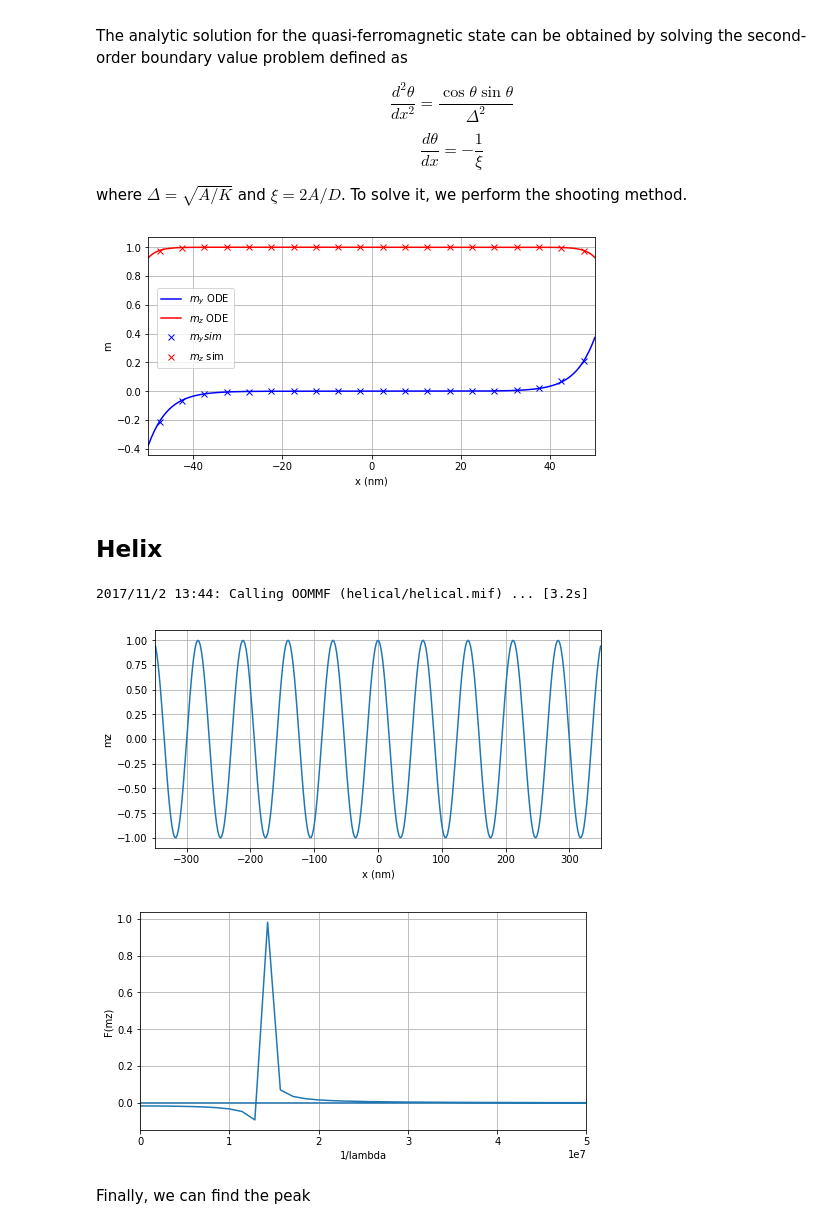
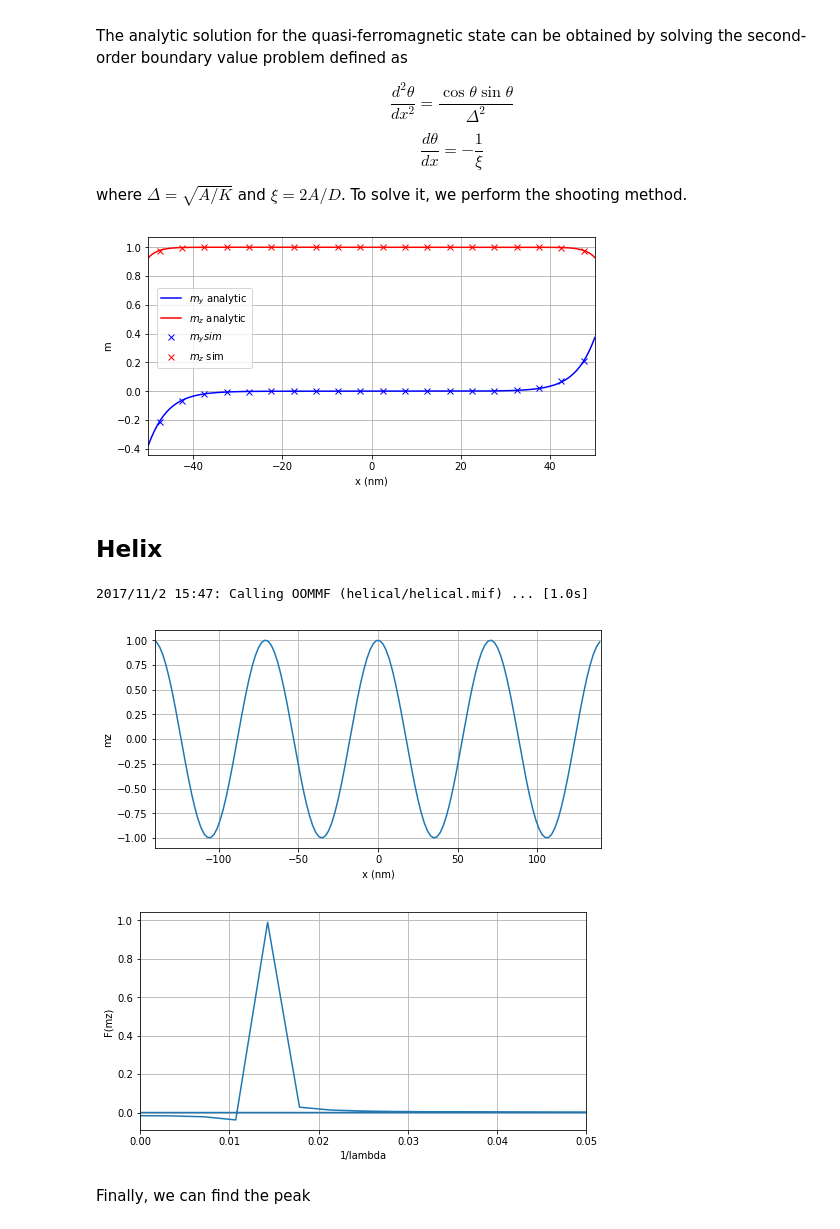
Before and after one commit to fangohr/paper-2017-dmi-standard-problem, a Jupyter notebook: ipynb/one-dimensional.ipynb, the cells around one changed output. Drawn from its saved outputs; the diff is of its cells as text; code cells hidden in the pictures.

```diff
--- a/ipynb/one-dimensional.ipynb
+++ b/ipynb/one-dimensional.ipynb
@@ -27,7 +27,7 @@ import matplotlib.pyplot as plt
 
 # Geometry parameters
 L = 100e-9 # sample length (nm)
-d = 5e-9  # discretisation (nm)
+d = e-9  # discretisation (nm)
 
 # Material parameters
 Ms = 3.84e5  # magnetisation saturation (A/m)
@@ -46,4 +46,6 @@ system.m = df.Field(mesh, value=(0, 0, 1), norm=Ms)
 
 md = oc.MinDriver()
 md.drive(system)
+
+system.m.write("quasi-ferromagnetic.vtk")
 # %% [output]
@@ -96,8 +98,8 @@ m_analytic = scipy.integrate.odeint(ode_1d, np.array([np.arcsin(-delta/xi), dthe
 
 plt.figure(figsize=(8, 4))
 # Analytic result
-plt.plot(x_array/1e-9, np.sin(m_analytic[:, 0]), 'b', label=r'$m_y$ ODE')
-plt.plot(x_array/1e-9, np.cos(m_analytic[:, 0]), 'r', label=r'$m_z$ ODE')
+plt.plot(x_array/1e-9, np.sin(m_analytic[:, 0]), 'b', label=r'$m_y$ analytic')
+plt.plot(x_array/1e-9, np.cos(m_analytic[:, 0]), 'r', label=r'$m_z$ analytic')
 # Simulation result
 plt.plot(x_simulation, my_simulation, 'bx', label=r'$m_y sim$')
 plt.plot(x_simulation, mz_simulation, 'rx', label=r'$m_z$ sim')
@@ -107,50 +109,56 @@ plt.xlabel('x (nm)')
 plt.ylabel('m')
 plt.legend(loc=(0.02,0.4))
 plt.grid()
+plt.savefig("quasi-ferromagnetic.pdf", format="pdf", bbox_inches="tight")
 # %% [output]
-[figure, old version]
+[figure, new version]
 # %% [markdown]
 ## Helix
 # %%
-L = 700e-9 # sample length (nm)
+L = 280e-9 # sample length (nm)
 d = 2e-9  # discretisation (nm)
 
 mesh = oc.Mesh(p1=(-L/2, 0, 0), p2=(L/2, d, d), cell=(d, d, d))
 
 system = oc.System(name="helical")
 system.hamiltonian = oc.Exchange(A=8.78e-12) + oc.DMI(D=1.58e-3, kind='bulk')
 system.m = df.Field(mesh, value=(0, 0, 1), norm=Ms)
 
 md = oc.MinDriver()
 md.drive(system)
 
 x = []
 mz = []
 for coord in mesh.coordinates:
     x.append(coord[0]/1e-9)
     mz.append(system.m(coord)[2]/Ms)
 
 plt.figure(figsize=(8, 4))
 plt.plot(x, mz)
 plt.xlabel("x (nm)")
 plt.ylabel("mz")
 plt.xlim([-L/2e-9, L/2e-9])
 plt.grid()
+plt.savefig("helical.pdf", format="pdf", bbox_inches="tight")
+
+system.m.write("helical.vtk")
 # %% [output]
-2017/11/2 13:44: Calling OOMMF (helical/helical.mif) ... [3.2s]
+2017/11/2 15:47: Calling OOMMF (helical/helical.mif) ... [1.0s]
-[figure, old version]
+[figure, new version]
 # %%
 fourier = np.real(2*np.fft.fft(mz)/len(mz))
 x_axis = np.fft.fftfreq(len(mz), d)
 
 plt.figure(figsize=(8, 4))
-plt.plot(x_axis, fourier)
+plt.plot(x_axis/1e9, fourier)
 plt.xlabel("1/lambda")
 plt.ylabel("F(mz)")
-plt.xlim([0, 0.5e8])
+plt.xlim([0, 0.05])
 plt.grid()
+
+plt.savefig("fourier.pdf", format="pdf", bbox_inches="tight")
 # %% [output]
-[figure, old version]
+[figure, new version]
 # %% [markdown]
 Finally, we can find the peak
 # %%
```
Also changed, not shown: parts of 1 cell of this notebook.
